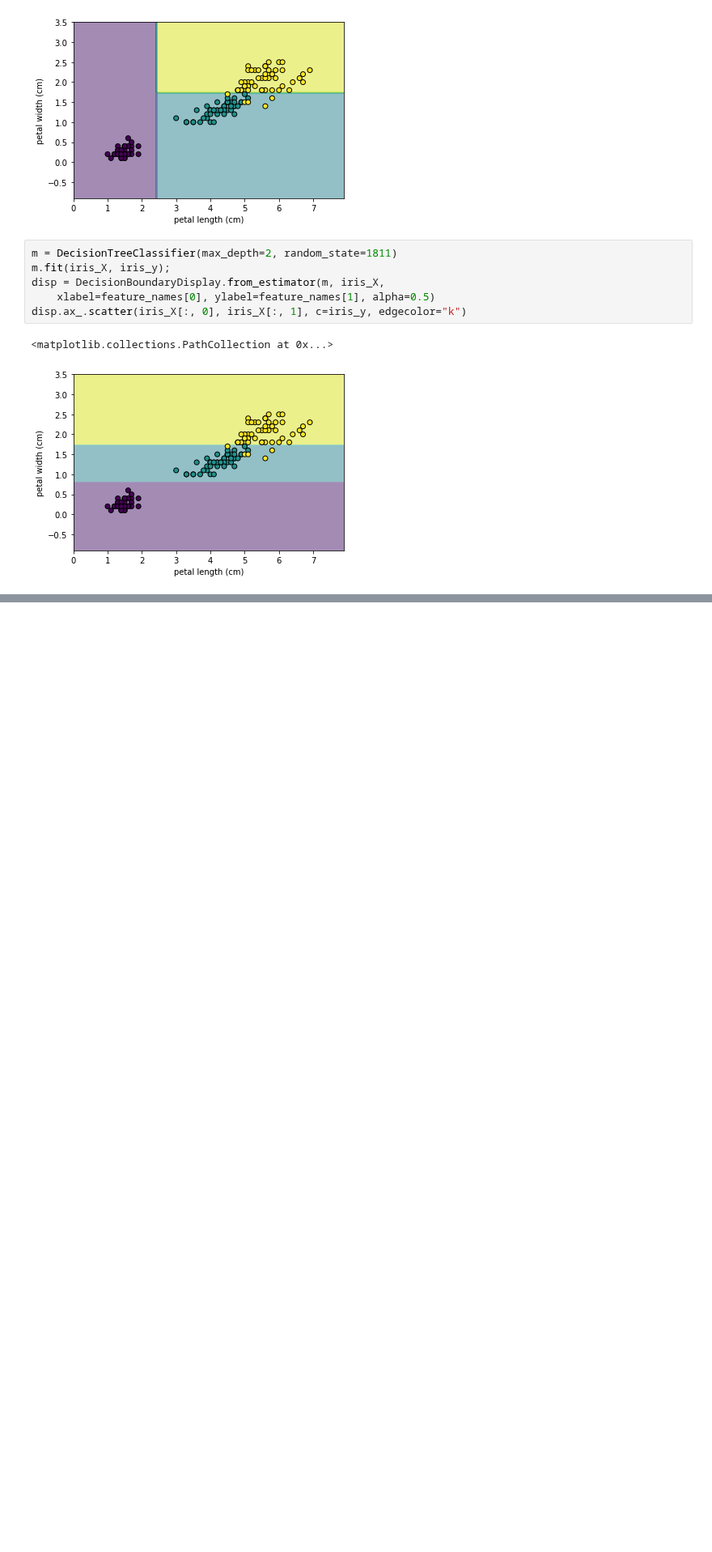
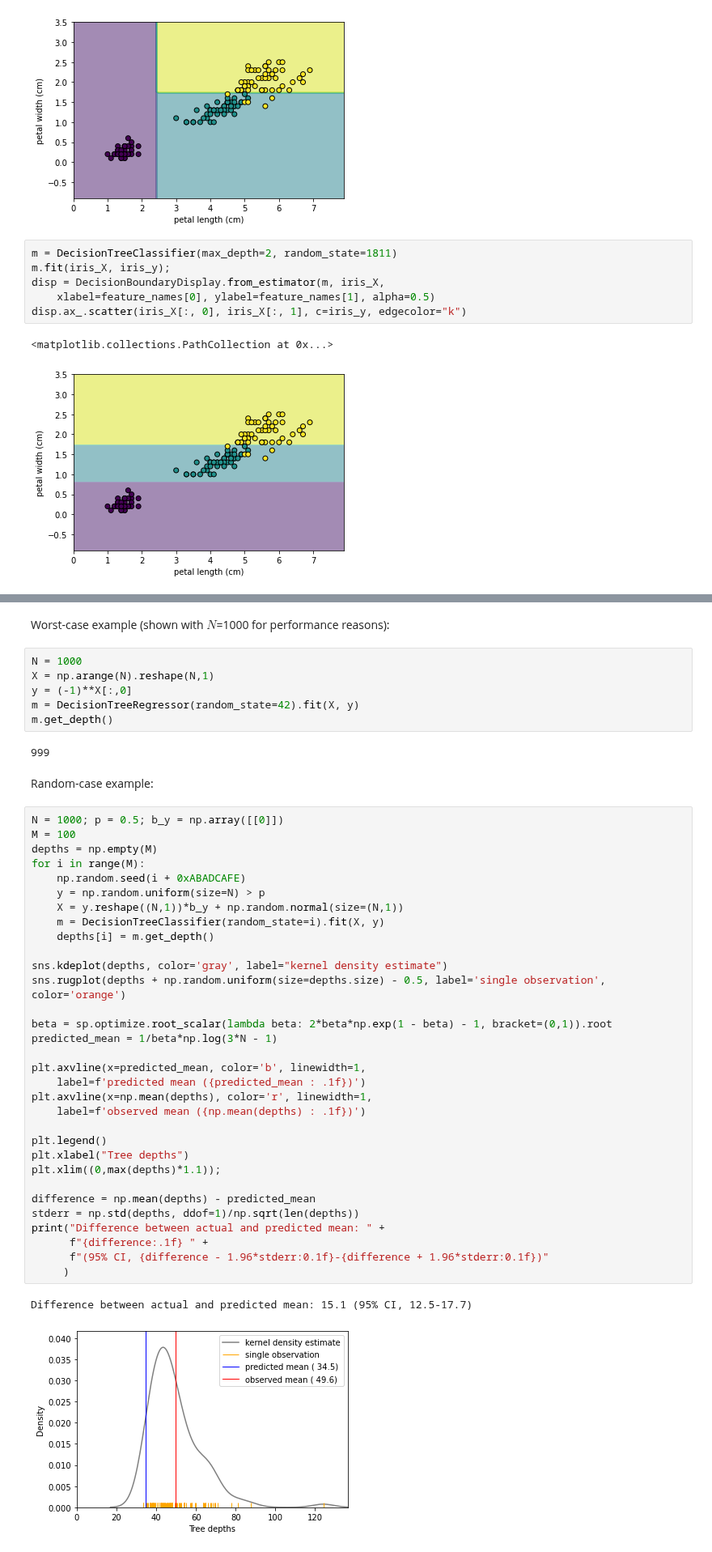
Before and after one commit to kms15/reading_notes, a Jupyter notebook: handsonml2e/handson-ml2-06.ipynb, the cells around one changed output, grey strips where cells are left out. Shown at 81% size. Cells and saved outputs as stored; diff of their text form; blank space fills up the shorter version.

```diff
--- a/handsonml2e/handson-ml2-06.ipynb
+++ b/handsonml2e/handson-ml2-06.ipynb
@@ -162,0 +182,47 @@ disp.ax_.scatter(iris_X[:, 0], iris_X[:, 1], c=iris_y, edgecolor="k")
+# %% [markdown]
+Worst-case example (shown with $N$=1000 for performance reasons):
+# %%
+N = 1000
+X = np.arange(N).reshape(N,1)
+y = (-1)**X[:,0]
+m = DecisionTreeRegressor(random_state=42).fit(X, y)
+m.get_depth()
+# %% [output]
+999
+# %% [markdown]
+Random-case example:
+# %%
+N = 1000; p = 0.5; b_y = np.array([[0]])
+M = 100
+depths = np.empty(M)
+for i in range(M):
+    np.random.seed(i + 0xABADCAFE)
+    y = np.random.uniform(size=N) > p
+    X = y.reshape((N,1))*b_y + np.random.normal(size=(N,1))
+    m = DecisionTreeClassifier(random_state=i).fit(X, y)
+    depths[i] = m.get_depth()
+
+sns.kdeplot(depths, color='gray', label="kernel density estimate")
+sns.rugplot(depths + np.random.uniform(size=depths.size) - 0.5, label='single observation', color='orange')
+
+beta = sp.optimize.root_scalar(lambda beta: 2*beta*np.exp(1 - beta) - 1, bracket=(0,1)).root
+predicted_mean = 1/beta*np.log(3*N - 1)
+
+plt.axvline(x=predicted_mean, color='b', linewidth=1,
+    label=f'predicted mean ({predicted_mean : .1f})')
+plt.axvline(x=np.mean(depths), color='r', linewidth=1,
+    label=f'observed mean ({np.mean(depths) : .1f})')
+
+plt.legend()
+plt.xlabel("Tree depths")
+plt.xlim((0,max(depths)*1.1));
+
+difference = np.mean(depths) - predicted_mean
+stderr = np.std(depths, ddof=1)/np.sqrt(len(depths))
+print("Difference between actual and predicted mean: " +
+      f"{difference:.1f} " +
+      f"(95% CI, {difference - 1.96*stderr:0.1f}-{difference + 1.96*stderr:0.1f})"
+     )
+# %% [output]
+Difference between actual and predicted mean: 15.1 (95% CI, 12.5-17.7)
+[figure, added]
```
Also changed, not shown: parts of 6 cells of this notebook.
